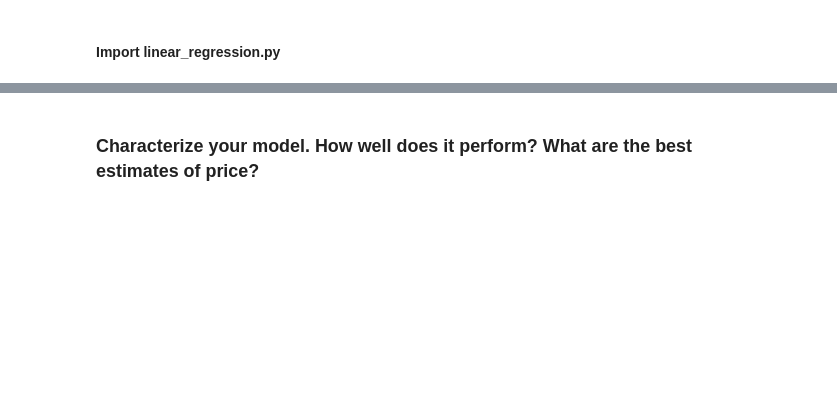
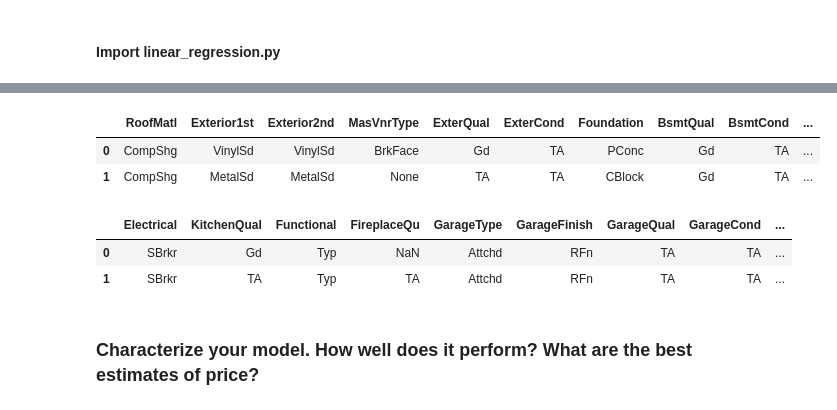
Before and after one commit to sealbamboo/DSme, a Jupyter notebook: Pro3/project-03-Shayne.ipynb, the cells around one changed output, grey strips where cells are left out. Drawn from its saved outputs; the diff is of its cells as text; code cells hidden in the pictures; blank space fills up the shorter version.

```diff
--- a/Pro3/project-03-Shayne.ipynb
+++ b/Pro3/project-03-Shayne.ipynb
@@ -282,3 +336,15 @@ linear_scores_post
+# %%
+house_name.iloc[:,14:29].head(2)
+# %% [output]
+|  | RoofMatl | Exterior1st | Exterior2nd | MasVnrType | ExterQual | ExterCond | Foundation | BsmtQual | BsmtCond | ... |
+| 0 | CompShg | VinylSd | VinylSd | BrkFace | Gd | TA | PConc | Gd | TA | ... |
+| 1 | CompShg | MetalSd | MetalSd | None | TA | TA | CBlock | Gd | TA | ... |
+# %%
+house_name.iloc[:,29:].head(2)
+# %% [output]
+|  | Electrical | KitchenQual | Functional | FireplaceQu | GarageType | GarageFinish | GarageQual | GarageCond | ... |
+| 0 | SBrkr | Gd | Typ | NaN | Attchd | RFn | TA | TA | ... |
+| 1 | SBrkr | TA | Typ | TA | Attchd | RFn | TA | TA | ... |
 # %% [markdown]
 ### Characterize your model. How well does it perform? What are the best estimates of price?
 # %%
```
Also changed, not shown: parts of 18 cells of this notebook, 10 other files.
